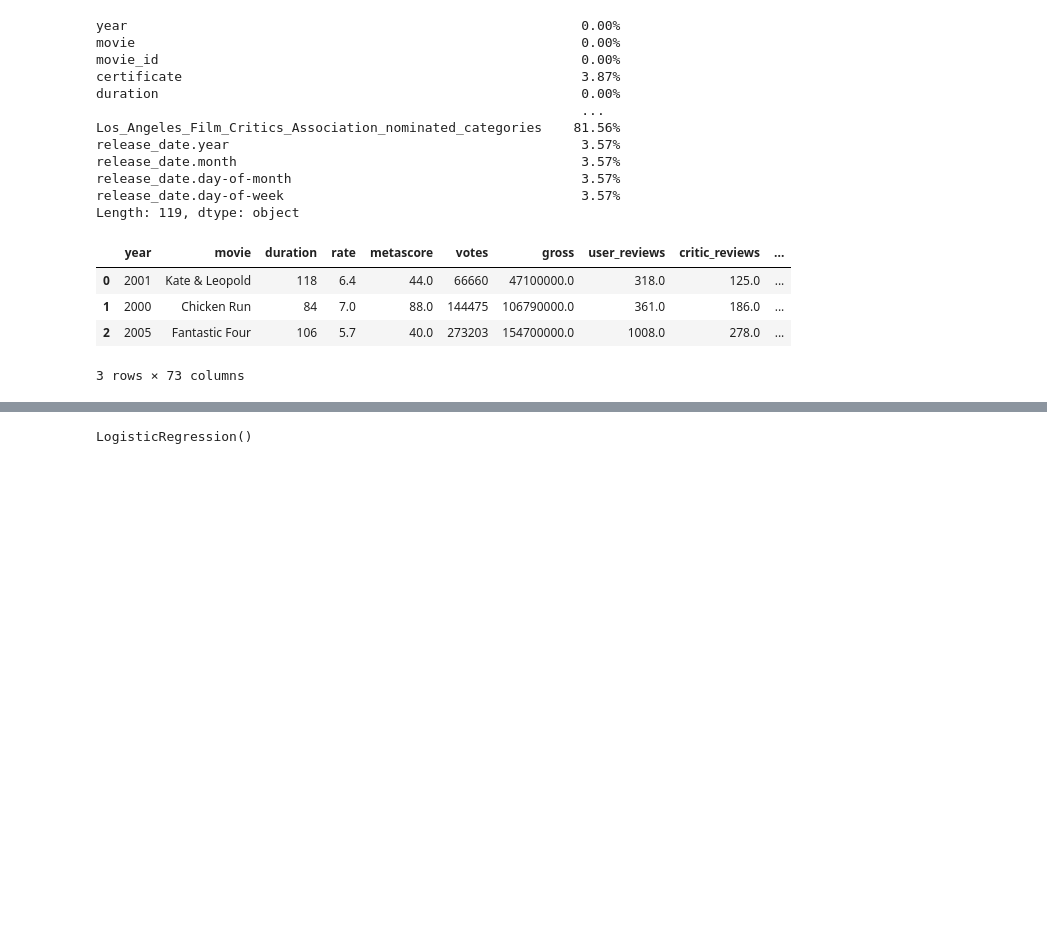
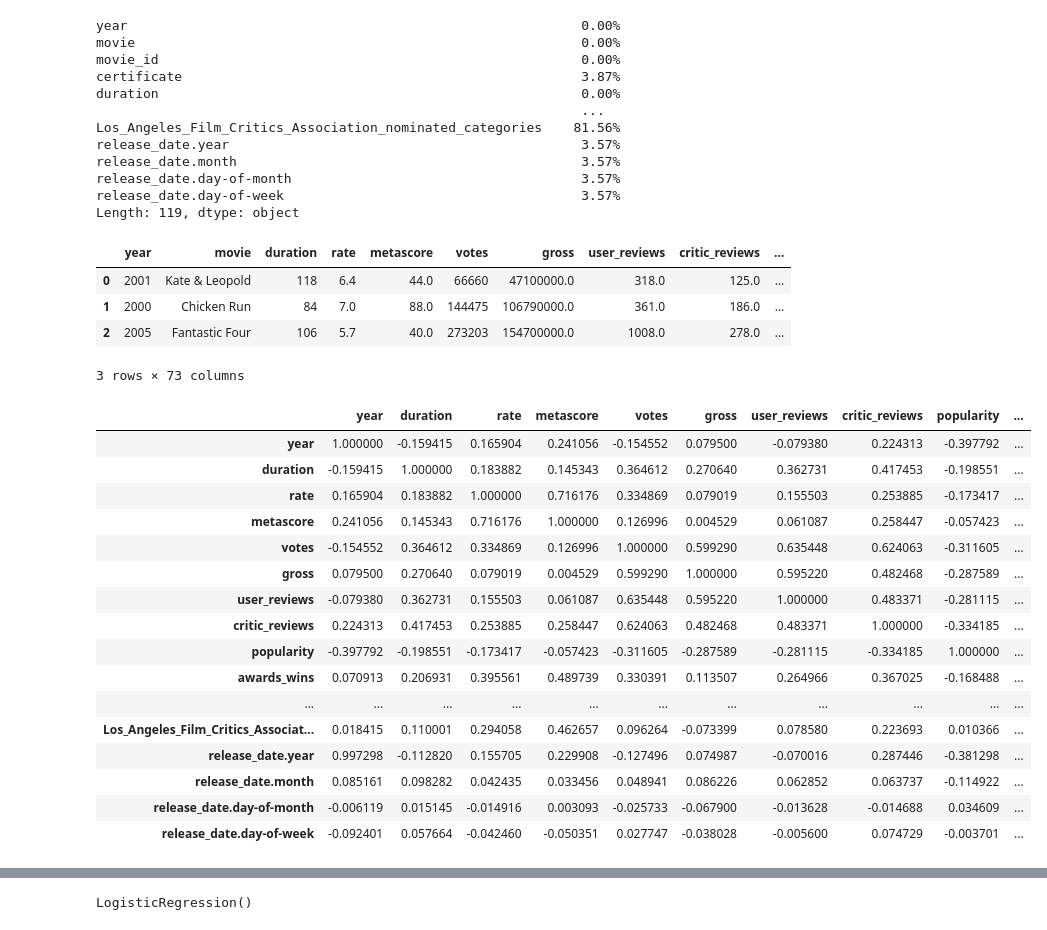
Before and after one commit to refo44/dhds_tp3_grupo6, a Jupyter notebook: movies.ipynb, the cells around one changed output, grey strips where cells are left out. Cells and saved outputs as stored; diff of their text form; code cells hidden in the pictures; blank space fills up the shorter version.

```diff
--- a/movies.ipynb
+++ b/movies.ipynb
@@ -99,3 +99,24 @@ df.head(3)
+# %%
+corr = df.corr ()
+corr.style.background_gradient (cmap = 'coolwarm')
+# %% [output]
+|  | year | duration | rate | metascore | votes | gross | user_reviews | critic_reviews | popularity | ... |
+| year | 1.000000 | -0.159415 | 0.165904 | 0.241056 | -0.154552 | 0.079500 | -0.079380 | 0.224313 | -0.397792 | ... |
+| duration | -0.159415 | 1.000000 | 0.183882 | 0.145343 | 0.364612 | 0.270640 | 0.362731 | 0.417453 | -0.198551 | ... |
+| rate | 0.165904 | 0.183882 | 1.000000 | 0.716176 | 0.334869 | 0.079019 | 0.155503 | 0.253885 | -0.173417 | ... |
+| metascore | 0.241056 | 0.145343 | 0.716176 | 1.000000 | 0.126996 | 0.004529 | 0.061087 | 0.258447 | -0.057423 | ... |
+| votes | -0.154552 | 0.364612 | 0.334869 | 0.126996 | 1.000000 | 0.599290 | 0.635448 | 0.624063 | -0.311605 | ... |
+| gross | 0.079500 | 0.270640 | 0.079019 | 0.004529 | 0.599290 | 1.000000 | 0.595220 | 0.482468 | -0.287589 | ... |
+| user_reviews | -0.079380 | 0.362731 | 0.155503 | 0.061087 | 0.635448 | 0.595220 | 1.000000 | 0.483371 | -0.281115 | ... |
+| critic_reviews | 0.224313 | 0.417453 | 0.253885 | 0.258447 | 0.624063 | 0.482468 | 0.483371 | 1.000000 | -0.334185 | ... |
+| popularity | -0.397792 | -0.198551 | -0.173417 | -0.057423 | -0.311605 | -0.287589 | -0.281115 | -0.334185 | 1.000000 | ... |
+| awards_wins | 0.070913 | 0.206931 | 0.395561 | 0.489739 | 0.330391 | 0.113507 | 0.264966 | 0.367025 | -0.168488 | ... |
+| ... | ... | ... | ... | ... | ... | ... | ... | ... | ... | ... |
+| Los_Angeles_Film_Critics_Associat... | 0.018415 | 0.110001 | 0.294058 | 0.462657 | 0.096264 | -0.073399 | 0.078580 | 0.223693 | 0.010366 | ... |
+| release_date.year | 0.997298 | -0.112820 | 0.155705 | 0.229908 | -0.127496 | 0.074987 | -0.070016 | 0.287446 | -0.381298 | ... |
+| release_date.month | 0.085161 | 0.098282 | 0.042435 | 0.033456 | 0.048941 | 0.086226 | 0.062852 | 0.063737 | -0.114922 | ... |
+| release_date.day-of-month | -0.006119 | 0.015145 | -0.014916 | 0.003093 | -0.025733 | -0.067900 | -0.013628 | -0.014688 | 0.034609 | ... |
+| release_date.day-of-week | -0.092401 | 0.057664 | -0.042460 | -0.050351 | 0.027747 | -0.038028 | -0.005600 | 0.074729 | -0.003701 | ... |
 # %%
 #En las siguientes lineas de códigos evaluamos los datos faltantes,y por medio de una descripción estadisitica donde la media
 #no se afectara reemplazamos valores, para que de esta manera no perdieda valores
```
Also changed, not shown: parts of 40 cells of this notebook, 3 other files.
